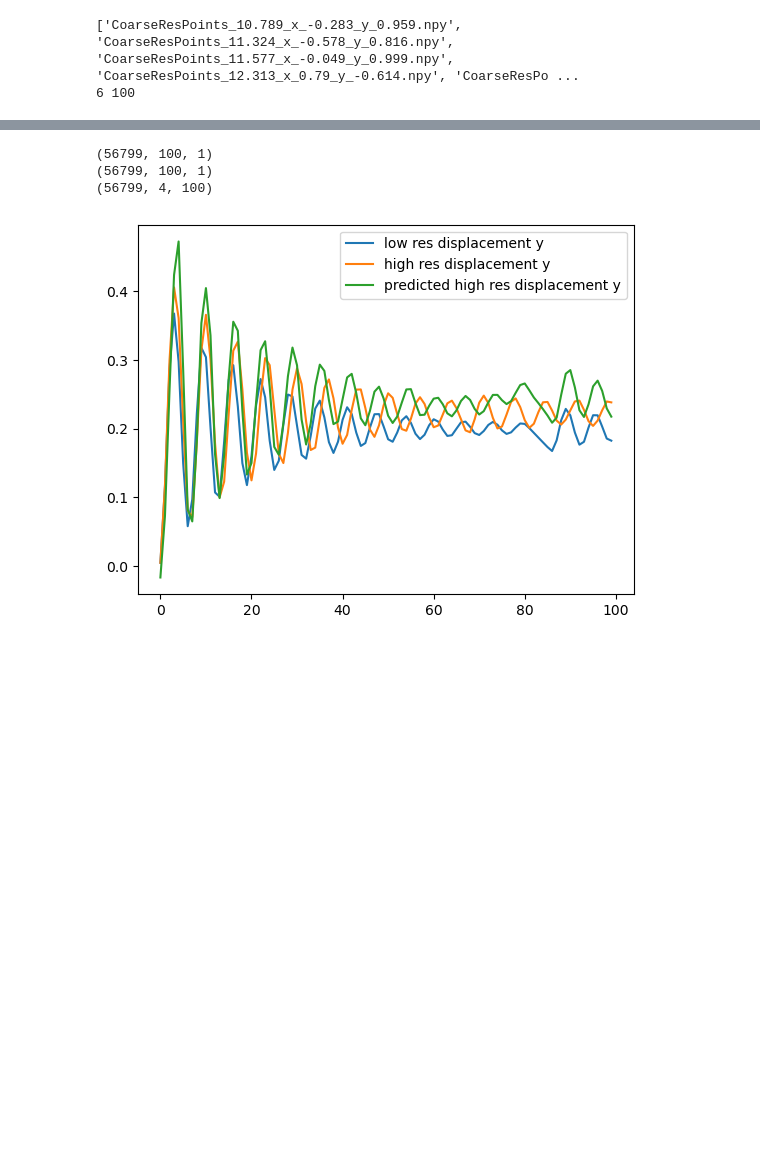
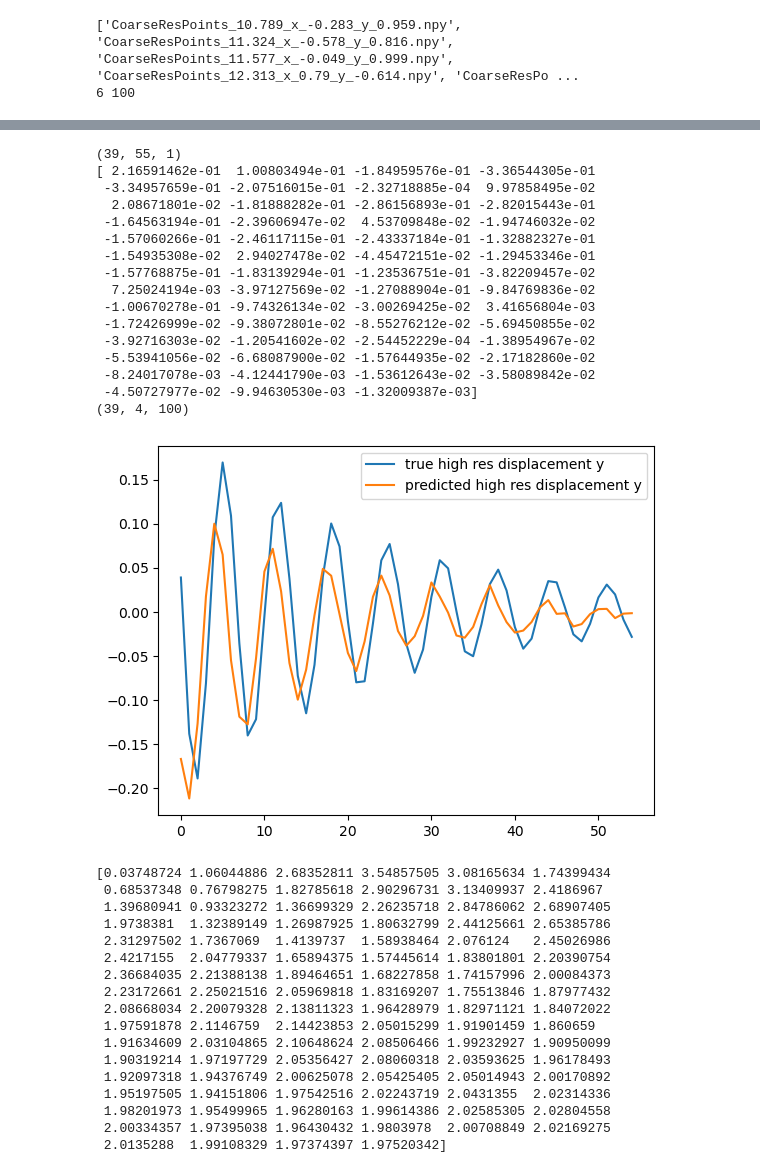
Before and after one commit to itsmebonny/Sofa_Playground, a Jupyter notebook: data_management/GNN_testing.ipynb, the cells around one changed output, grey strips where cells are left out. Saved outputs shown, nothing was run; the diff lists cells and outputs as text; code cells hidden in the pictures; blank space fills up the shorter version.

```diff
--- a/data_management/GNN_testing.ipynb
+++ b/data_management/GNN_testing.ipynb
@@ -82,3 +73,0 @@ print(len(data_list))
-# %%
-for i in range(10):
-    print(data_list[i][44,4])
@@ -357,0 +449,16 @@ Early stopping
+# %%
+model.eval()
+with th.no_grad():
+    inputs = th.tensor(dataset.inputs, dtype=th.float32).to(device)
+    print(inputs.shape)
+    predictions = model(inputs).cpu().numpy()
+    print(predictions.shape)
+
+print(predictions.shape)
+print(data.shape)
+i = 45
+plt.figure()
+plt.plot(data[i, 1, 45:] - data[i, 1, 40:95], label="true")
+plt.plot(predictions[i, :, 0], label="prediction")
+plt.legend()
+plt.show()
@@ -358,19 +471,53 @@ Early stopping
 # %%
-model.eval()
+# same on validation data
+
 with th.no_grad():
-    predictions = model(dataset.inputs.to(device)).cpu().numpy()
-    print(predictions.shape)
+    inputs = th.tensor(val_dataset.inputs, dtype=th.float32).to(device)
+    val_predictions = model(inputs).cpu().numpy()
+    print(val_predictions.shape)
 
-print(predictions.shape)
-print(data.shape)
+print(val_predictions[10, :, 0])
+print(val_data.shape)
 plt.figure()
-plt.plot(data[0, 0, :], label="low res displacement y")
-plt.plot(data[0, 1, :], label="high res displacement y")
-plt.plot(data[0, 0, :] + predictions[0, :, 0], label="predicted high res displacement y")
+i = 14
+plt.plot(val_data[i, 1, 45:] - val_data[i, 1, 40:95], label="true high res displacement y")
+plt.plot(val_predictions[i, :, 0], label="predicted high res displacement y")
+
 plt.legend()
 plt.show()
+print(val_data[10, 0, :])
 # %% [output]
-(56799, 100, 1)
-(56799, 100, 1)
-(56799, 4, 100)
+(39, 55, 1)
+[ 2.16591462e-01  1.00803494e-01 -1.84959576e-01 -3.36544305e-01
+ -3.34957659e-01 -2.07516015e-01 -2.32718885e-04  9.97858495e-02
+  2.08671801e-02 -1.81888282e-01 -2.86156893e-01 -2.82015443e-01
+ -1.64563194e-01 -2.39606947e-02  4.53709848e-02 -1.94746032e-02
+ -1.57060266e-01 -2.46117115e-01 -2.43337184e-01 -1.32882327e-01
+ -1.54935308e-02  2.94027478e-02 -4.45472151e-02 -1.29453346e-01
+ -1.57768875e-01 -1.83139294e-01 -1.23536751e-01 -3.82209457e-02
+  7.25024194e-03 -3.97127569e-02 -1.27088904e-01 -9.84769836e-02
+ -1.00670278e-01 -9.74326134e-02 -3.00269425e-02  3.41656804e-03
+ -1.72426999e-02 -9.38072801e-02 -8.55276212e-02 -5.69450855e-02
+ -3.92716303e-02 -1.20541602e-02 -2.54452229e-04 -1.38954967e-02
+ -5.53941056e-02 -6.68087900e-02 -1.57644935e-02 -2.17182860e-02
+ -8.24017078e-03 -4.12441790e-03 -1.53612643e-02 -3.58089842e-02
+ -4.50727977e-02 -9.94630530e-03 -1.32009387e-03]
+(39, 4, 100)
-[figure, old version]
+[figure, new version]
+[0.03748724 1.06044886 2.68352811 3.54857505 3.08165634 1.74399434
+ 0.68537348 0.76798275 1.82785618 2.90296731 3.13409937 2.4186967
+ 1.39680941 0.93323272 1.36699329 2.26235718 2.84786062 2.68907405
+ 1.9738381  1.32389149 1.26987925 1.80632799 2.44125661 2.65385786
+ 2.31297502 1.7367069  1.4139737  1.58938464 2.076124   2.45026986
+ 2.4217155  2.04779337 1.65894375 1.57445614 1.83801801 2.20390754
+ 2.36684035 2.21388138 1.89464651 1.68227858 1.74157996 2.00084373
+ 2.23172661 2.25021516 2.05969818 1.83169207 1.75513846 1.87977432
+ 2.08668034 2.20079328 2.13811323 1.96428979 1.82971121 1.84072022
+ 1.97591878 2.1146759  2.14423853 2.05015299 1.91901459 1.860659
+ 1.91634609 2.03104865 2.10648624 2.08506466 1.99232927 1.90950099
+ 1.90319214 1.97197729 2.05356427 2.08060318 2.03593625 1.96178493
+ 1.92097318 1.94376749 2.00625078 2.05425405 2.05014943 2.00170892
+ 1.95197505 1.94151806 1.97542516 2.02243719 2.0431355  2.02314336
+ 1.98201973 1.95499965 1.96280163 1.99614386 2.02585305 2.02804558
+ 2.00334357 1.97395038 1.96430432 1.9803978  2.00708849 2.02169275
+ 2.0135288  1.99108329 1.97374397 1.97520342]
```
Also changed, not shown: parts of 16 cells of this notebook, 7 other files.
